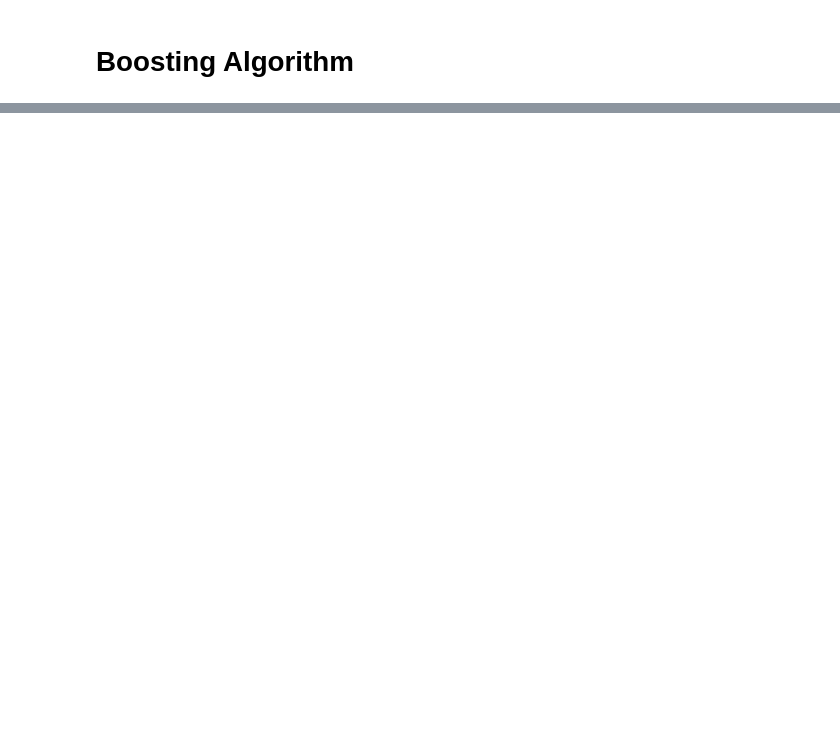
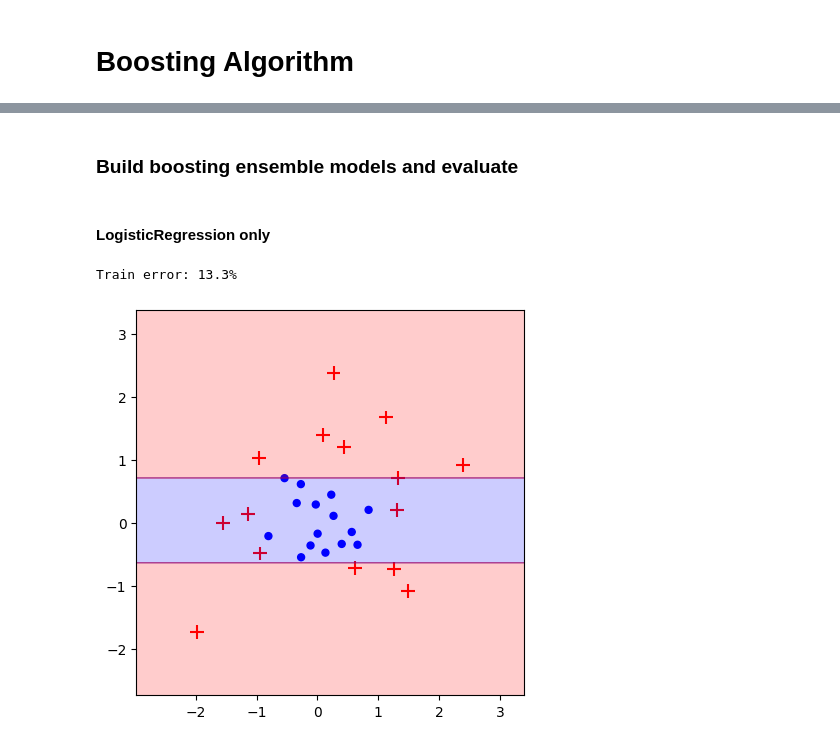
Before and after one commit to ManhDzungNguyen/Machine--Learning-Algorithms, a Jupyter notebook: notebooks/boosting_algorithms.ipynb, the cells around one changed output, grey strips where cells are left out. Cells and saved outputs as stored; diff of their text form; code cells hidden in the pictures; blank space fills up the shorter version.

Commit message:
update boosting_algorithms

```diff
--- a/notebooks/boosting_algorithms.ipynb
+++ b/notebooks/boosting_algorithms.ipynb
@@ -12,0 +93,18 @@
+# %% [markdown]
+### Build boosting ensemble models and evaluate
+# %% [markdown]
+#### LogisticRegression only
+# %%
+model_00 = DecisionTreeClassifier(criterion="entropy",
+                                  splitter="best",
+                                  max_depth=2,
+                                  random_state=42)
+
+model_00.fit(X, y)
+
+train_err = (model_00.predict(X) != y).mean()
+print(f'Train error: {train_err:.1%}')
+plot_adaboost(X, y, model=model_00)
+# %% [output]
+Train error: 13.3%
+[figure, added]
```
Also changed, not shown: parts of 14 cells of this notebook, 1 other file.
